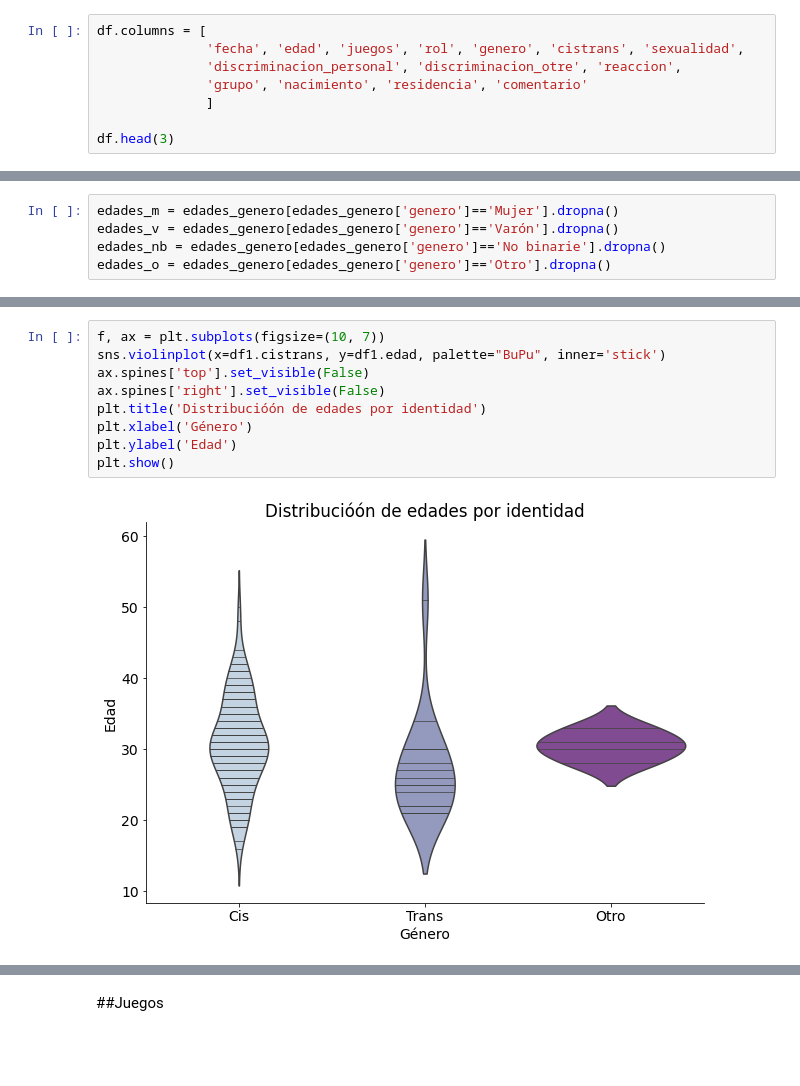
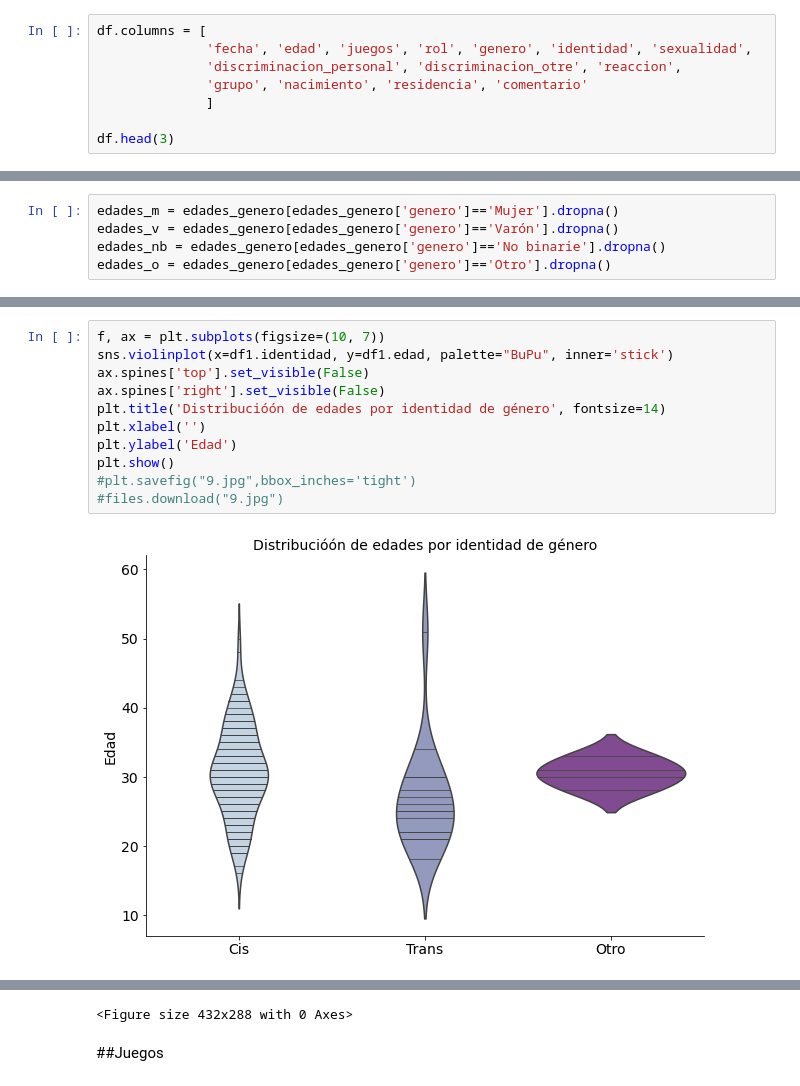
Before and after one commit to JuliMillan/Diversidad_rol, a Jupyter notebook: Copia_de_Diversidad_rol.ipynb, the cells around one changed output, grey strips where cells are left out. Saved outputs shown, nothing was run; the diff lists cells and outputs as text; blank space fills up the shorter version.

```diff
--- a/Copia_de_Diversidad_rol.ipynb
+++ b/Copia_de_Diversidad_rol.ipynb
@@ -110,6 +111,6 @@ memory usage: 16.1+ KB
 # %%
 df.columns = [
-              'fecha', 'edad', 'juegos', 'rol', 'genero', 'cistrans', 'sexualidad',
+              'fecha', 'edad', 'juegos', 'rol', 'genero', 'identidad', 'sexualidad',
               'discriminacion_personal', 'discriminacion_otre', 'reaccion',
               'grupo', 'nacimiento', 'residencia', 'comentario'
               ]
@@ -280,11 +309,13 @@ plt.show()
 # %%
 f, ax = plt.subplots(figsize=(10, 7))
-sns.violinplot(x=df1.cistrans, y=df1.edad, palette="BuPu", inner='stick')
+sns.violinplot(x=df1.identidad, y=df1.edad, palette="BuPu", inner='stick')
 ax.spines['top'].set_visible(False)
 ax.spines['right'].set_visible(False)
-plt.title('Distribucióón de edades por identidad')
-plt.xlabel('Género')
+plt.title('Distribucióón de edades por identidad de género', fontsize=14)
+plt.xlabel('')
 plt.ylabel('Edad')
 plt.show()
+#plt.savefig("9.jpg",bbox_inches='tight')
+#files.download("9.jpg")
 # %% [output]
-[figure, old version]
+[figure, new version]
@@ -291,3 +324,4 @@ plt.show()
+<Figure size 432x288 with 0 Axes>
 # %% [markdown]
 ##Juegos
 # %%
```
Also changed, not shown: parts of 63 cells of this notebook.
